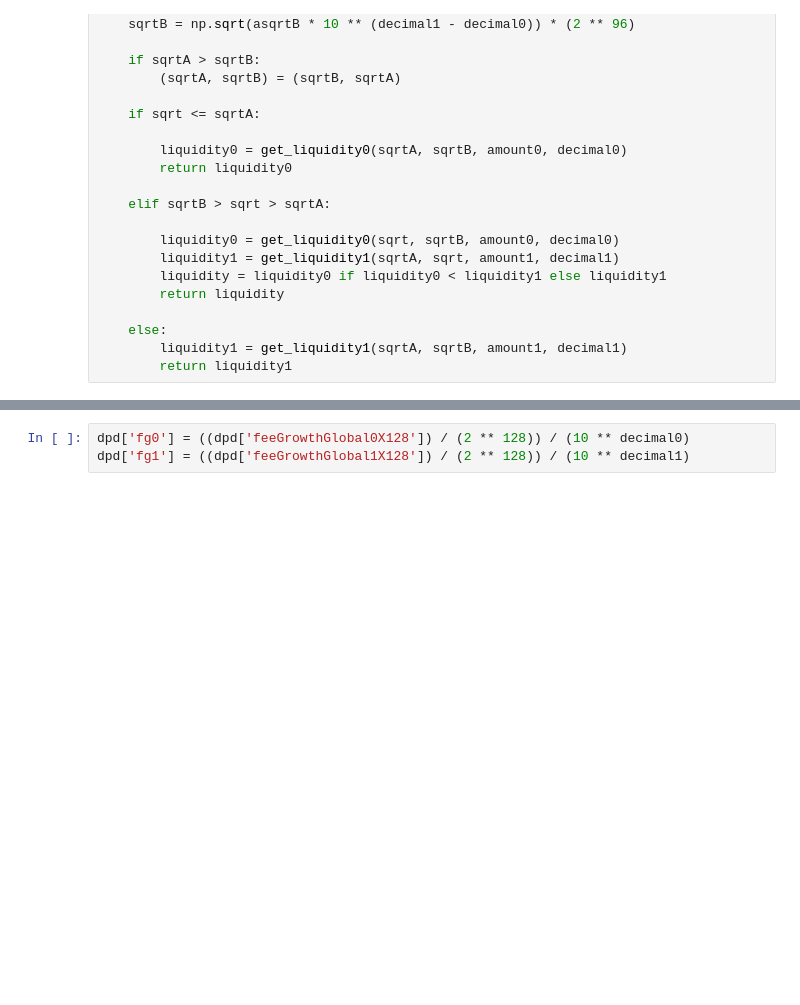
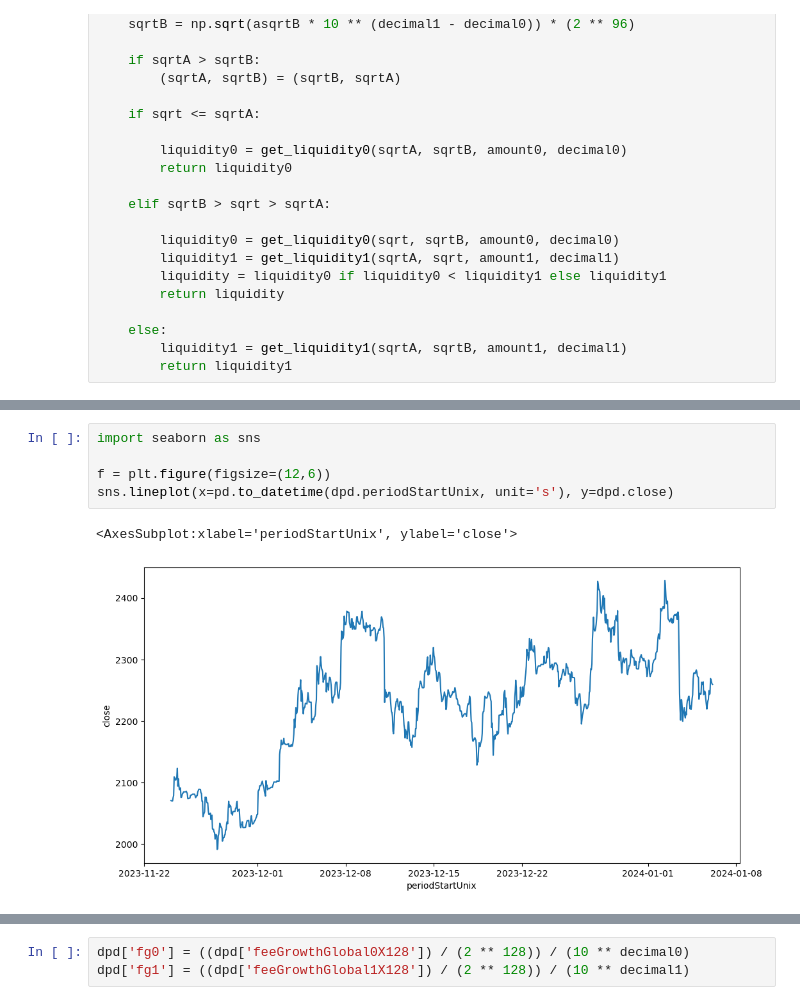
Before and after one commit to jiaxiang-cheng/definer, a Jupyter notebook: Backtest.ipynb, the cells around one changed output, grey strips where cells are left out. Saved outputs shown, nothing was run; the diff lists cells and outputs as text; blank space fills up the shorter version.

Commit message:
major updates on backtest with visualization

```diff
--- a/Backtest.ipynb
+++ b/Backtest.ipynb
@@ -319,0 +171,8 @@ dpd.head()
+# %%
+import seaborn as sns
+
+f = plt.figure(figsize=(12,6))
+sns.lineplot(x=pd.to_datetime(dpd.periodStartUnix, unit='s'), y=dpd.close)
+# %% [output]
+<AxesSubplot:xlabel='periodStartUnix', ylabel='close'>
+[figure, added]
```
Also changed, not shown: parts of 32 cells of this notebook.
